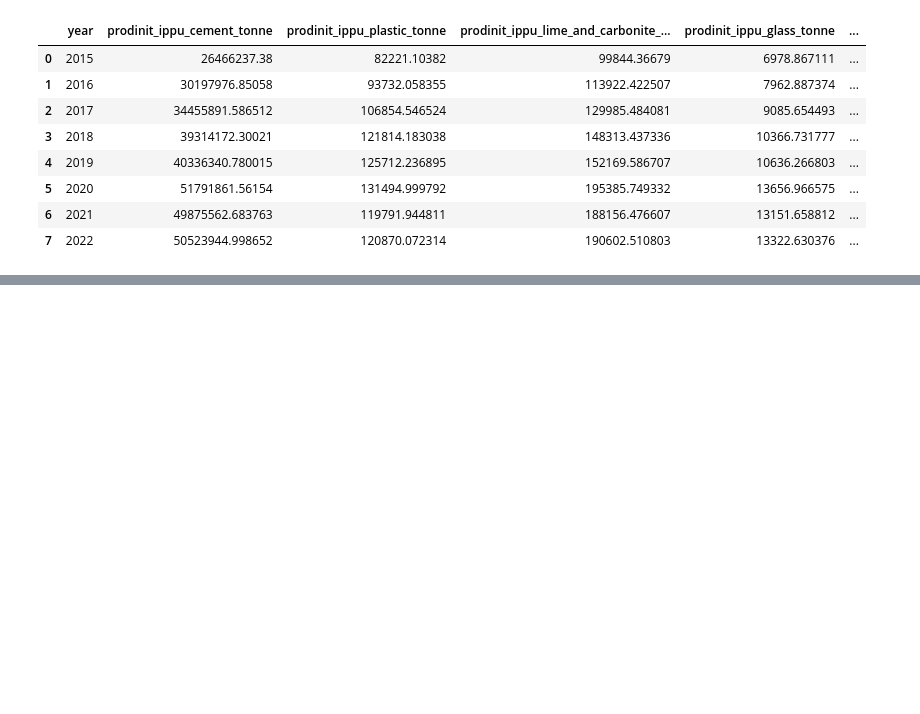
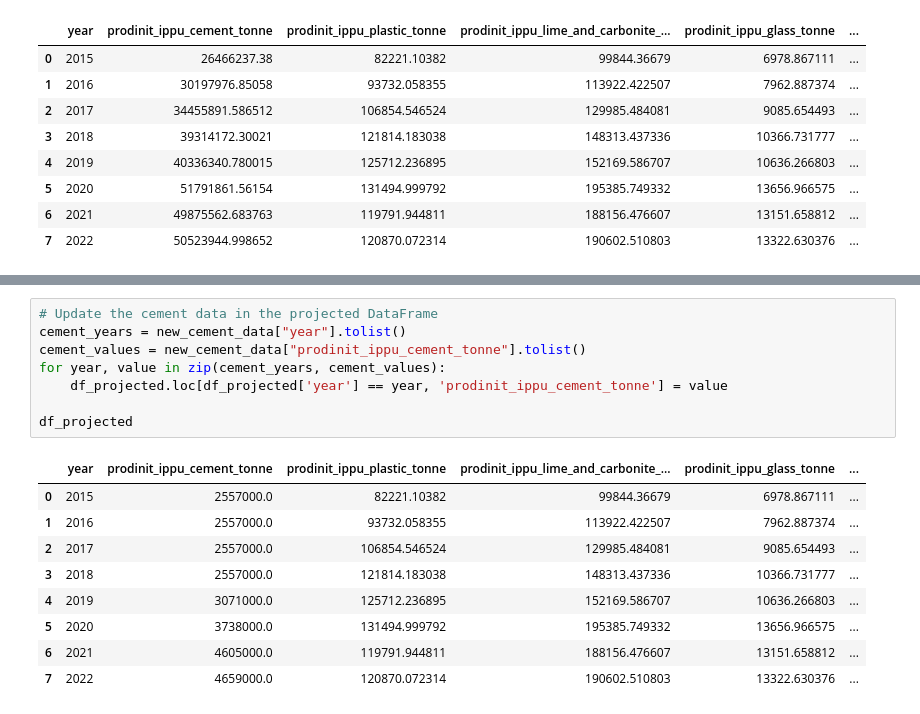
Before and after one commit to sisepuede-framework/ssp_uganda_data, a Jupyter notebook: PRODINIT_IPPU.ipynb, the cells around one changed output, grey strips where cells are left out. Drawn from its saved outputs; the diff is of its cells as text; blank space fills up the shorter version.

```diff
--- a/PRODINIT_IPPU.ipynb
+++ b/PRODINIT_IPPU.ipynb
@@ -215,0 +249,18 @@ df_projected
+# %%
+# Update the cement data in the projected DataFrame
+cement_years = new_cement_data["year"].tolist()
+cement_values = new_cement_data["prodinit_ippu_cement_tonne"].tolist()
+for year, value in zip(cement_years, cement_values):
+    df_projected.loc[df_projected['year'] == year, 'prodinit_ippu_cement_tonne'] = value
+
+df_projected
+# %% [output]
+|  | year | prodinit_ippu_cement_tonne | prodinit_ippu_plastic_tonne | prodinit_ippu_lime_and_carbonite_... | prodinit_ippu_glass_tonne | ... |
+| 0 | 2015 | 2557000.0 | 82221.10382 | 99844.36679 | 6978.867111 | ... |
+| 1 | 2016 | 2557000.0 | 93732.058355 | 113922.422507 | 7962.887374 | ... |
+| 2 | 2017 | 2557000.0 | 106854.546524 | 129985.484081 | 9085.654493 | ... |
+| 3 | 2018 | 2557000.0 | 121814.183038 | 148313.437336 | 10366.731777 | ... |
+| 4 | 2019 | 3071000.0 | 125712.236895 | 152169.586707 | 10636.266803 | ... |
+| 5 | 2020 | 3738000.0 | 131494.999792 | 195385.749332 | 13656.966575 | ... |
+| 6 | 2021 | 4605000.0 | 119791.944811 | 188156.476607 | 13151.658812 | ... |
+| 7 | 2022 | 4659000.0 | 120870.072314 | 190602.510803 | 13322.630376 | ... |
```
Also changed, not shown: parts of 12 cells of this notebook, 1 other file.
